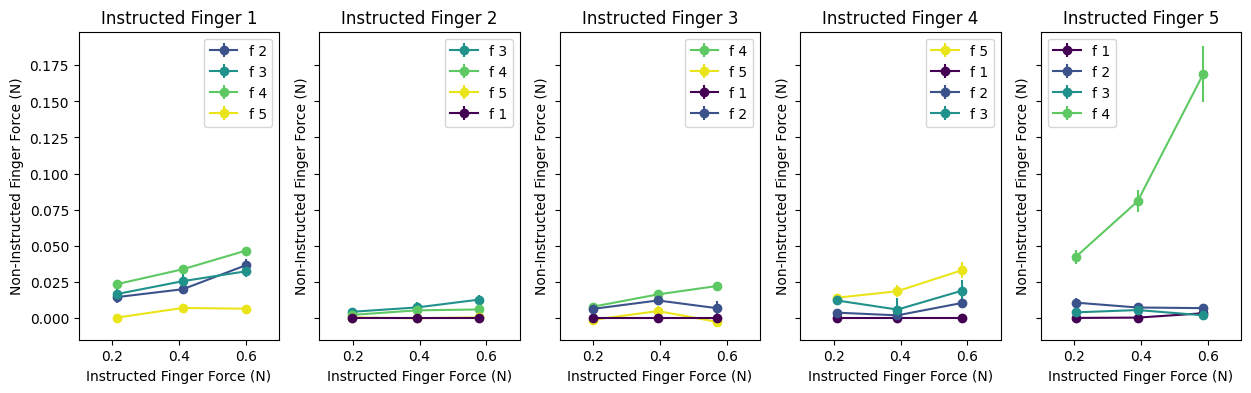
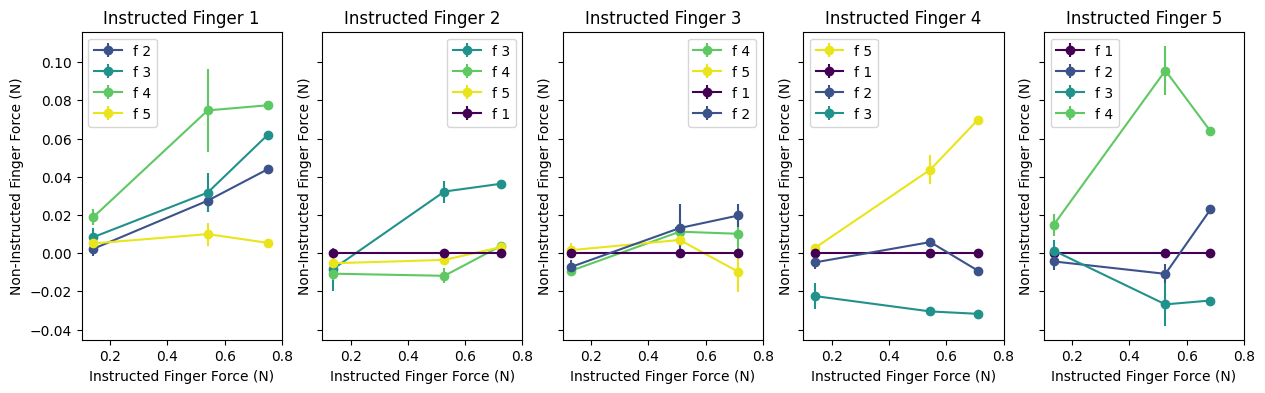
Code edit (unified diff) that turned the first committed figure into the second:
--- before
+++ after
@@ -1,4 +1,5 @@
-df = pd.read_csv(os.path.join(analysisDir, 's101.csv'))
-force_centers = [0.2, 0.4, 0.6]
+df = pd.read_csv(os.path.join(analysisDir, 's102.csv'))
+force_centers = [0.15, 0.55, 0.75]
+# force_centers = [0.2, 0.4, 0.6]
 
 # Fixed blue shades per finger (f1 darkest → f5 lightest)
@@ -66,6 +67,8 @@
     ax[f-1].set_xlabel('Instructed Finger Force (N)')
     ax[f-1].set_ylabel('Non-Instructed Finger Force (N)')
-    ax[f-1].set_xlim([0.1, 0.7])
+    ax[f-1].set_xlim([0.1, 0.8])
     # legend:
     ax[f-1].legend()
 plt.show()
+
+

Commit: update